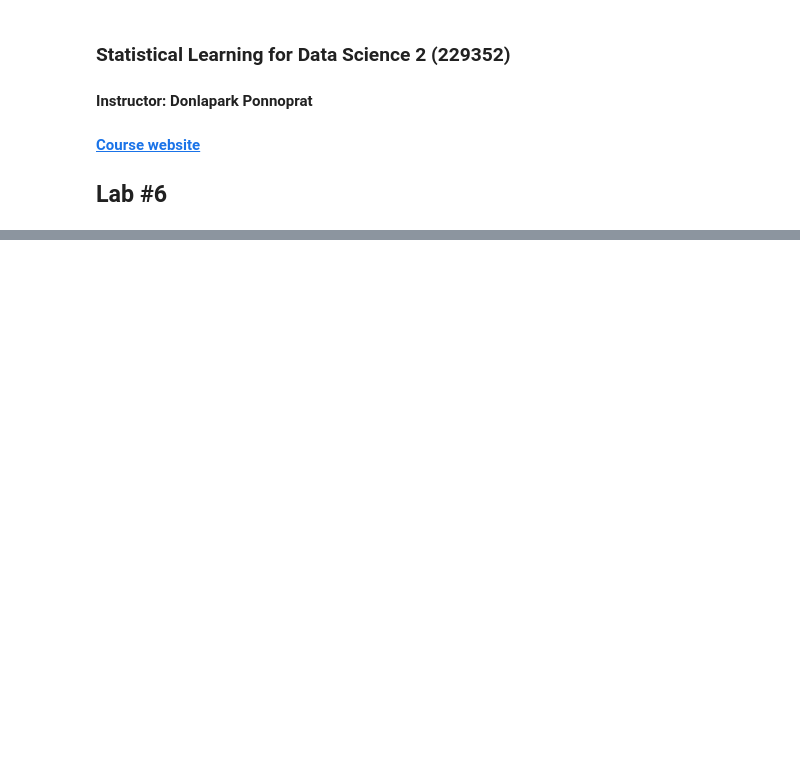
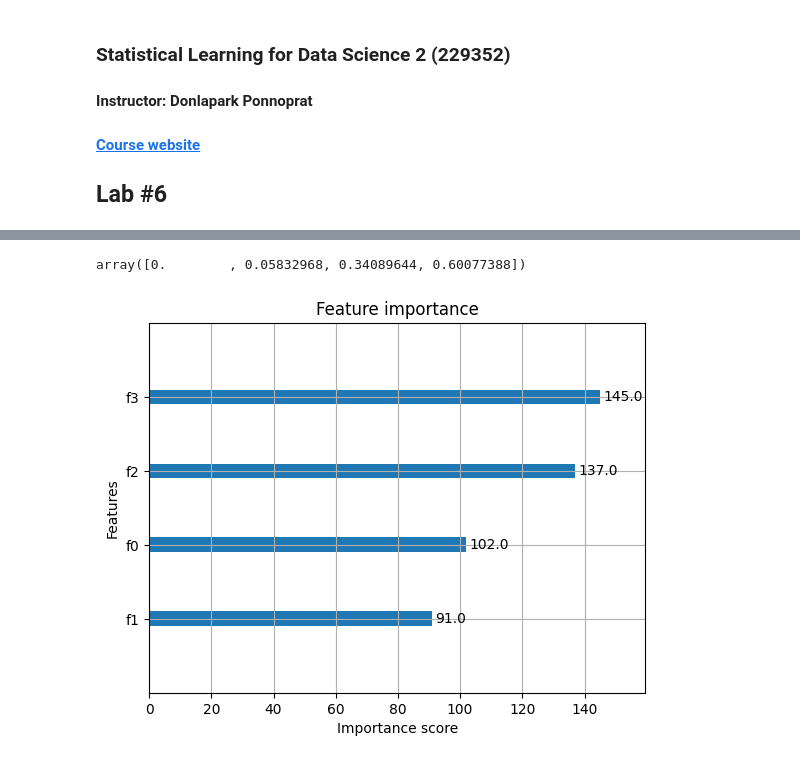
Before and after one commit to Paengpeng/229352-StatisticalLearning, a Jupyter notebook: 229352_Lab06.ipynb, the cells around one changed output, grey strips where cells are left out. Saved outputs shown, nothing was run; the diff lists cells and outputs as text; code cells hidden in the pictures; blank space fills up the shorter version.

```diff
--- a/229352_Lab06.ipynb
+++ b/229352_Lab06.ipynb
@@ -242,0 +40,25 @@ plt.show()
+# %%
+from sklearn import datasets
+
+
+iris = datasets.load_iris()
+X = iris.data
+y = iris.target
+# %%
+from sklearn.ensemble import AdaBoostClassifier
+
+
+ab = AdaBoostClassifier()
+ab.fit(X, y)
+ab.feature_importances_
+# %% [output]
+array([0.        , 0.05832968, 0.34089644, 0.60077388])
+# %%
+from xgboost import XGBClassifier, plot_importance
+
+
+model = XGBClassifier()
+model.fit(X, y)
+plot_importance(model);
+# %% [output]
+[figure, added]
```
Also changed, not shown: parts of 41 cells of this notebook.
